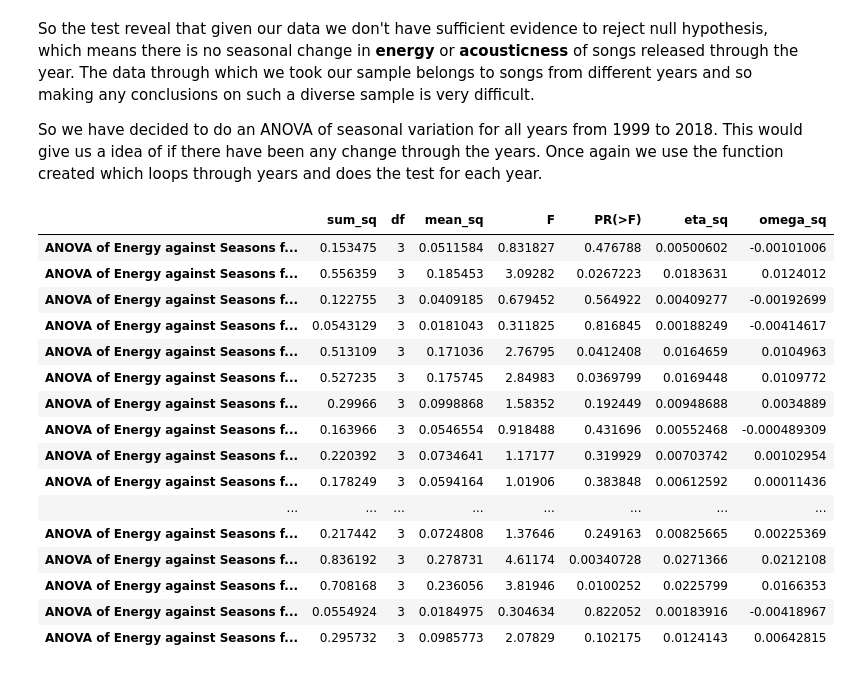
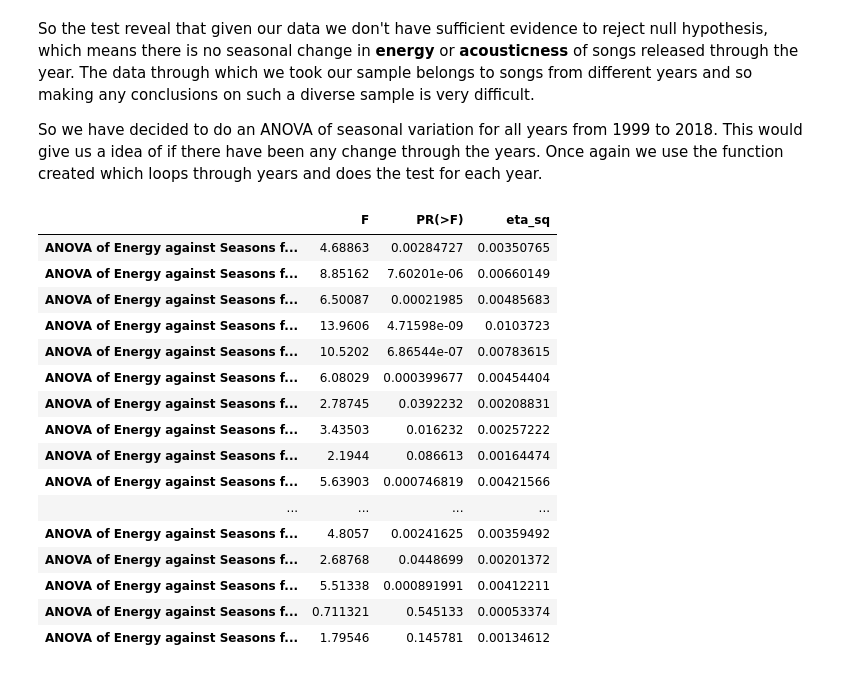
Before and after one commit to fsarraf/Mod3_project, a Jupyter notebook: Are songs released based on seasons? .ipynb, the cells around one changed output. Saved outputs shown, nothing was run; the diff lists cells and outputs as text; code cells hidden in the pictures.

```diff
--- a/Are songs released based on seasons? .ipynb
+++ b/Are songs released based on seasons? .ipynb
@@ -158,24 +143,24 @@ So we have decided to do an ANOVA of seasonal variation for all years from 1999
 # %%
 dftest2 = data[['year','seasons','energy','acousticness']]
 years = [i for i in range (1999, 2019)]
 
-hypo.anova_loop(dftest2, 'seasons', ['energy'], years)
+hypo.anova_loop(dftest2, 'seasons', ['energy'], dftest2['year'], years, compact=True)
 # %% [output]
-|  | sum_sq | df | mean_sq | F | PR(>F) | eta_sq | omega_sq |
-| ANOVA of Energy against Seasons f... | 0.153475 | 3 | 0.0511584 | 0.831827 | 0.476788 | 0.00500602 | -0.00101006 |
-| ANOVA of Energy against Seasons f... | 0.556359 | 3 | 0.185453 | 3.09282 | 0.0267223 | 0.0183631 | 0.0124012 |
-| ANOVA of Energy against Seasons f... | 0.122755 | 3 | 0.0409185 | 0.679452 | 0.564922 | 0.00409277 | -0.00192699 |
-| ANOVA of Energy against Seasons f... | 0.0543129 | 3 | 0.0181043 | 0.311825 | 0.816845 | 0.00188249 | -0.00414617 |
-| ANOVA of Energy against Seasons f... | 0.513109 | 3 | 0.171036 | 2.76795 | 0.0412408 | 0.0164659 | 0.0104963 |
-| ANOVA of Energy against Seasons f... | 0.527235 | 3 | 0.175745 | 2.84983 | 0.0369799 | 0.0169448 | 0.0109772 |
-| ANOVA of Energy against Seasons f... | 0.29966 | 3 | 0.0998868 | 1.58352 | 0.192449 | 0.00948688 | 0.0034889 |
-| ANOVA of Energy against Seasons f... | 0.163966 | 3 | 0.0546554 | 0.918488 | 0.431696 | 0.00552468 | -0.000489309 |
-| ANOVA of Energy against Seasons f... | 0.220392 | 3 | 0.0734641 | 1.17177 | 0.319929 | 0.00703742 | 0.00102954 |
-| ANOVA of Energy against Seasons f... | 0.178249 | 3 | 0.0594164 | 1.01906 | 0.383848 | 0.00612592 | 0.00011436 |
-| ... | ... | ... | ... | ... | ... | ... | ... |
-| ANOVA of Energy against Seasons f... | 0.217442 | 3 | 0.0724808 | 1.37646 | 0.249163 | 0.00825665 | 0.00225369 |
-| ANOVA of Energy against Seasons f... | 0.836192 | 3 | 0.278731 | 4.61174 | 0.00340728 | 0.0271366 | 0.0212108 |
-| ANOVA of Energy against Seasons f... | 0.708168 | 3 | 0.236056 | 3.81946 | 0.0100252 | 0.0225799 | 0.0166353 |
-| ANOVA of Energy against Seasons f... | 0.0554924 | 3 | 0.0184975 | 0.304634 | 0.822052 | 0.00183916 | -0.00418967 |
-| ANOVA of Energy against Seasons f... | 0.295732 | 3 | 0.0985773 | 2.07829 | 0.102175 | 0.0124143 | 0.00642815 |
+|  | F | PR(>F) | eta_sq |
+| ANOVA of Energy against Seasons f... | 4.68863 | 0.00284727 | 0.00350765 |
+| ANOVA of Energy against Seasons f... | 8.85162 | 7.60201e-06 | 0.00660149 |
+| ANOVA of Energy against Seasons f... | 6.50087 | 0.00021985 | 0.00485683 |
+| ANOVA of Energy against Seasons f... | 13.9606 | 4.71598e-09 | 0.0103723 |
+| ANOVA of Energy against Seasons f... | 10.5202 | 6.86544e-07 | 0.00783615 |
+| ANOVA of Energy against Seasons f... | 6.08029 | 0.000399677 | 0.00454404 |
+| ANOVA of Energy against Seasons f... | 2.78745 | 0.0392232 | 0.00208831 |
+| ANOVA of Energy against Seasons f... | 3.43503 | 0.016232 | 0.00257222 |
+| ANOVA of Energy against Seasons f... | 2.1944 | 0.086613 | 0.00164474 |
+| ANOVA of Energy against Seasons f... | 5.63903 | 0.000746819 | 0.00421566 |
+| ... | ... | ... | ... |
+| ANOVA of Energy against Seasons f... | 4.8057 | 0.00241625 | 0.00359492 |
+| ANOVA of Energy against Seasons f... | 2.68768 | 0.0448699 | 0.00201372 |
+| ANOVA of Energy against Seasons f... | 5.51338 | 0.000891991 | 0.00412211 |
+| ANOVA of Energy against Seasons f... | 0.711321 | 0.545133 | 0.00053374 |
+| ANOVA of Energy against Seasons f... | 1.79546 | 0.145781 | 0.00134612 |
 # %%
```
Also changed, not shown: parts of 8 cells of this notebook, 3 other files.
